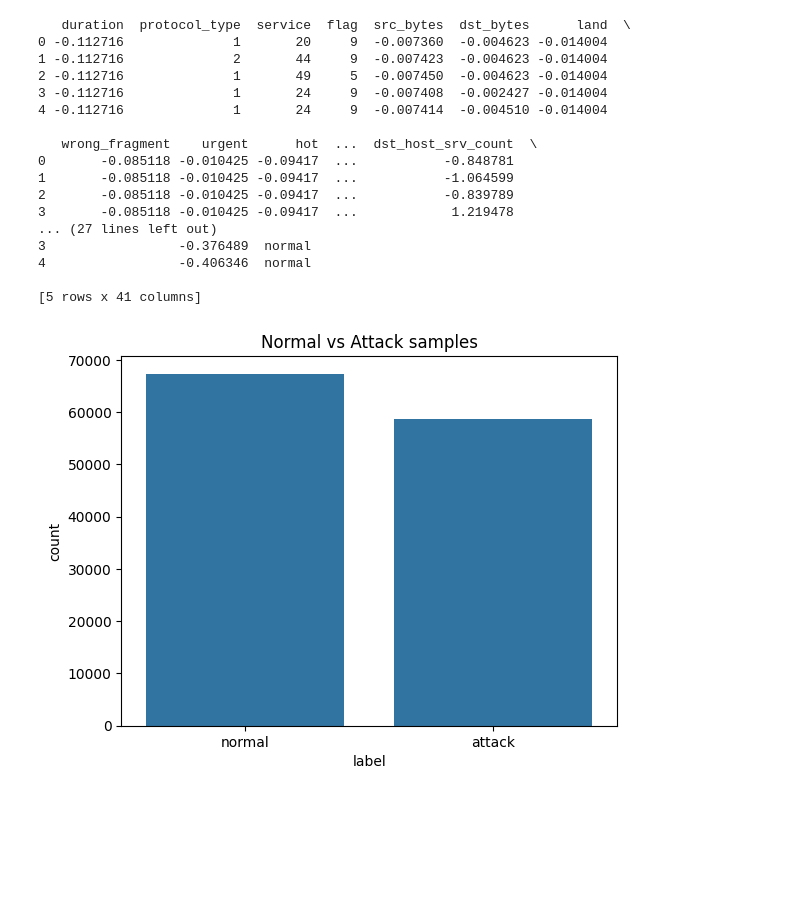
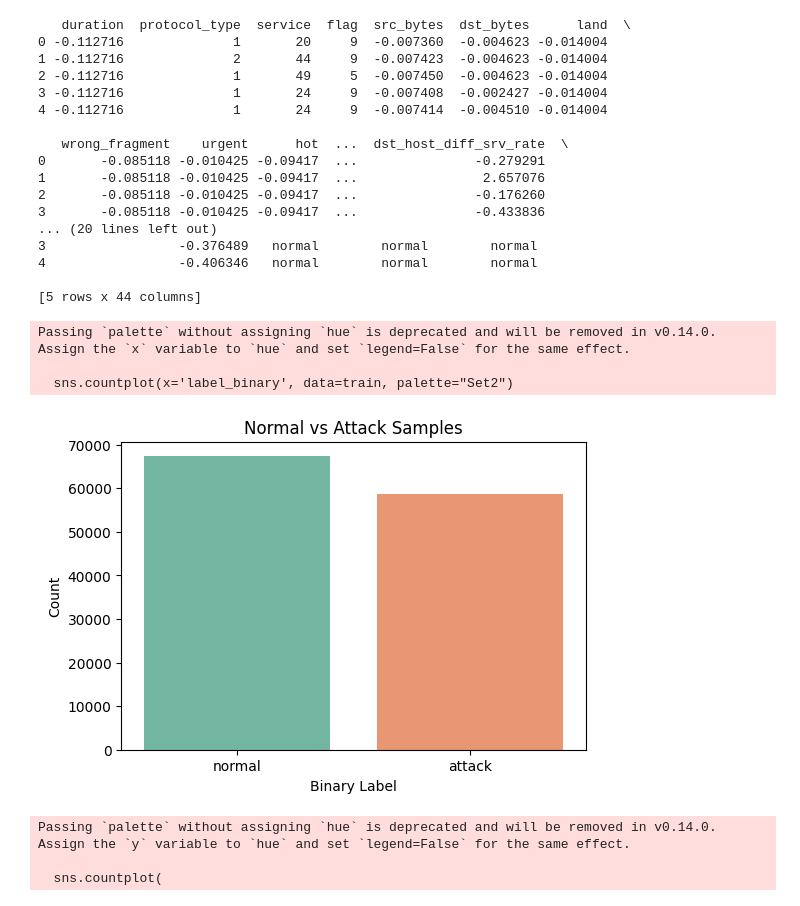
Before and after one commit to Dhyaneswar225/Anomaly-and-Intrusion-Detection-using-AI-for-Cybersecurity, a Jupyter notebook: notebooks/eda.ipynb, the cells around one changed output. Drawn from its saved outputs; the diff is of its cells as text; code cells hidden in the pictures; blank space fills up the shorter version.

Commit message:
added new column

```diff
--- a/notebooks/eda.ipynb
+++ b/notebooks/eda.ipynb
@@ -1,37 +1,69 @@
 # %%
 import pandas as pd
 import matplotlib.pyplot as plt
 import seaborn as sns
 
-train = pd.read_csv("../data/processed/train_processed.csv")
+# Load updated processed data
+train = pd.read_csv("F:\\Master Thesis\\anomaly-ids\\data\\processed\\train_processed.csv")
 print(train.head())
 
-# Class balance
-sns.countplot(x='label', data=train)
-plt.title("Normal vs Attack samples")
+# ================== CLASS BALANCE: Normal vs Attack ==================
+plt.figure(figsize=(6,4))
+sns.countplot(x='label_binary', data=train, palette="Set2")
+plt.title("Normal vs Attack Samples")
+plt.xlabel("Binary Label")
+plt.ylabel("Count")
 plt.show()
 
-# Correlation heatmap (top 20)
-corr = train.drop(columns=['label']).corr().abs()
-sns.heatmap(corr.iloc[:20, :20])
-plt.title("Feature Correlation (Top 20)")
+# =================== Attack Type Distribution ===================
+plt.figure(figsize=(15,7))
+sns.countplot(
+    y='label_attack',
+    data=train,
+    order=train['label_attack'].value_counts().index,
+    palette="Spectral"
+)
+plt.title("Distribution of All 22 Attack Types")
+plt.xlabel("Count")
+plt.ylabel("Attack Type")
 plt.show()
+
+# =================== Correlation Heatmap (Top 20) ===================
+numeric_cols = train.select_dtypes(include=['number']).columns.tolist()
+
+# Remove labels if present
+for col in ['label_binary', 'label_attack']:
+    if col in numeric_cols:
+        numeric_cols.remove(col)
+
+corr = train[numeric_cols].corr().abs()
+
+plt.figure(figsize=(12,10))
+sns.heatmap(corr.iloc[:20, :20], cmap="coolwarm")
+plt.title("Top 20 Feature Correlation")
+plt.show()
 # %% [output]
    duration  protocol_type  service  flag  src_bytes  dst_bytes      land  \
 0 -0.112716              1       20     9  -0.007360  -0.004623 -0.014004
 1 -0.112716              2       44     9  -0.007423  -0.004623 -0.014004
 2 -0.112716              1       49     5  -0.007450  -0.004623 -0.014004
 3 -0.112716              1       24     9  -0.007408  -0.002427 -0.014004
 4 -0.112716              1       24     9  -0.007414  -0.004510 -0.014004
 
-   wrong_fragment    urgent      hot  ...  dst_host_srv_count  \
-0       -0.085118 -0.010425 -0.09417  ...           -0.848781
-1       -0.085118 -0.010425 -0.09417  ...           -1.064599
-2       -0.085118 -0.010425 -0.09417  ...           -0.839789
-3       -0.085118 -0.010425 -0.09417  ...            1.219478
-... (27 lines left out)
-3                 -0.376489  normal
-4                 -0.406346  normal
+   wrong_fragment    urgent      hot  ...  dst_host_diff_srv_rate  \
+0       -0.085118 -0.010425 -0.09417  ...               -0.279291
+1       -0.085118 -0.010425 -0.09417  ...                2.657076
+2       -0.085118 -0.010425 -0.09417  ...               -0.176260
+3       -0.085118 -0.010425 -0.09417  ...               -0.433836
+... (20 lines left out)
+3                 -0.376489   normal        normal        normal
+4                 -0.406346   normal        normal        normal
 
-[5 rows x 41 columns]
+[5 rows x 44 columns]
+Passing `palette` without assigning `hue` is deprecated and will be removed in v0.14.0. Assign the `x` variable to `hue` and set `legend=False` for the same effect.
+
+  sns.countplot(x='label_binary', data=train, palette="Set2")
-[figure, old version]
+[figure, new version]
+Passing `palette` without assigning `hue` is deprecated and will be removed in v0.14.0. Assign the `y` variable to `hue` and set `legend=False` for the same effect.
+
+  sns.countplot(
```
Also changed, not shown: parts of 1 cell of this notebook, 46 other files.
